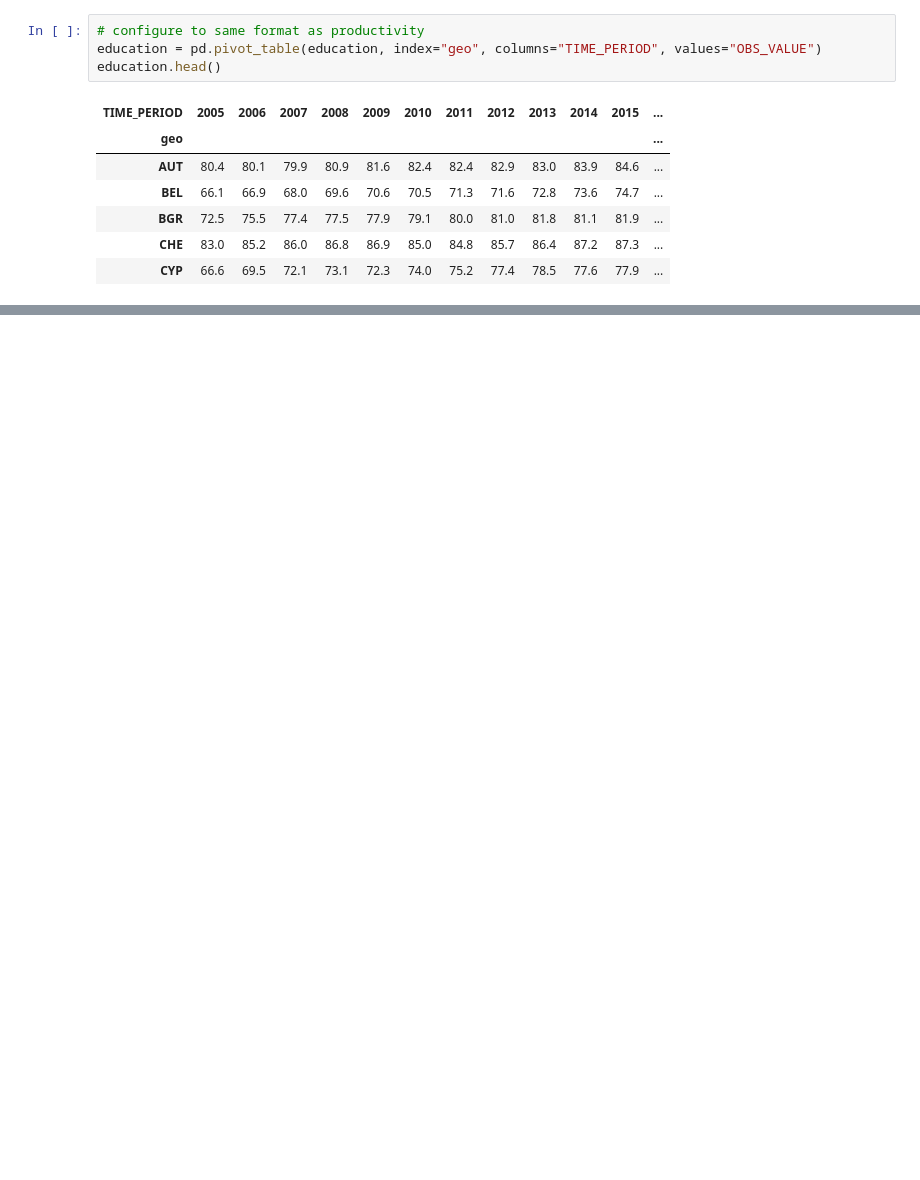
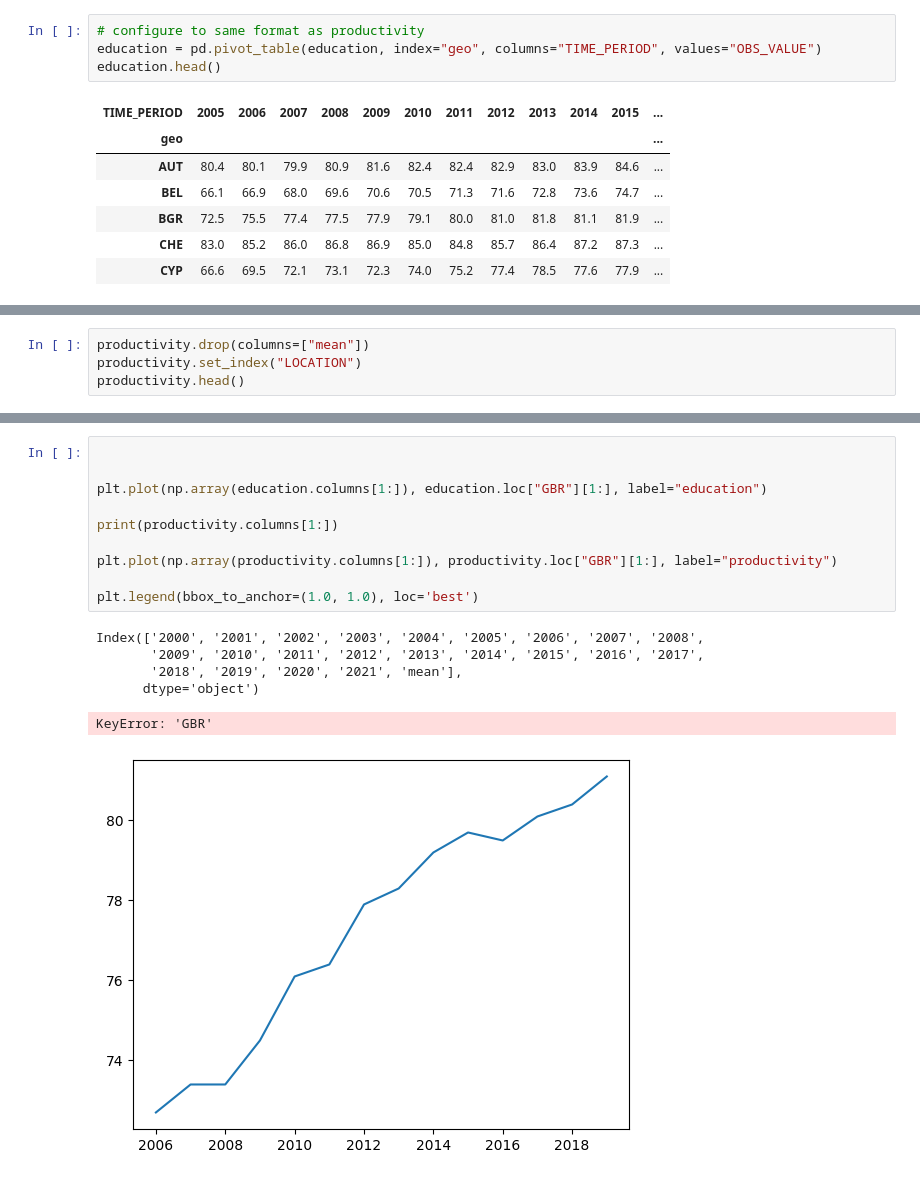
Before and after one commit to JoanneLin168/ADS-European-Productivity, a Jupyter notebook: Notebooks/Education.ipynb, the cells around one changed output, grey strips where cells are left out. Cells and saved outputs as stored; diff of their text form; blank space fills up the shorter version.

```diff
--- a/Notebooks/Education.ipynb
+++ b/Notebooks/Education.ipynb
@@ -139,0 +143,4 @@ Text(0.5, 1.0, 'Percentage of the population with at least upper secondary educa
+# %%
+productivity.drop(columns=["mean"])
+productivity.set_index("LOCATION")
+productivity.head()
@@ -139,0 +155,17 @@ Text(0.5, 1.0, 'Percentage of the population with at least upper secondary educa
+# %%
+
+
+plt.plot(np.array(education.columns[1:]), education.loc["GBR"][1:], label="education")
+
+print(productivity.columns[1:])
+
+plt.plot(np.array(productivity.columns[1:]), productivity.loc["GBR"][1:], label="productivity")
+
+plt.legend(bbox_to_anchor=(1.0, 1.0), loc='best')
+# %% [output]
+Index(['2000', '2001', '2002', '2003', '2004', '2005', '2006', '2007', '2008',
+       '2009', '2010', '2011', '2012', '2013', '2014', '2015', '2016', '2017',
+       '2018', '2019', '2020', '2021', 'mean'],
+      dtype='object')
+KeyError: 'GBR'
+[figure, added]
```
Also changed, not shown: parts of 6 cells of this notebook.
